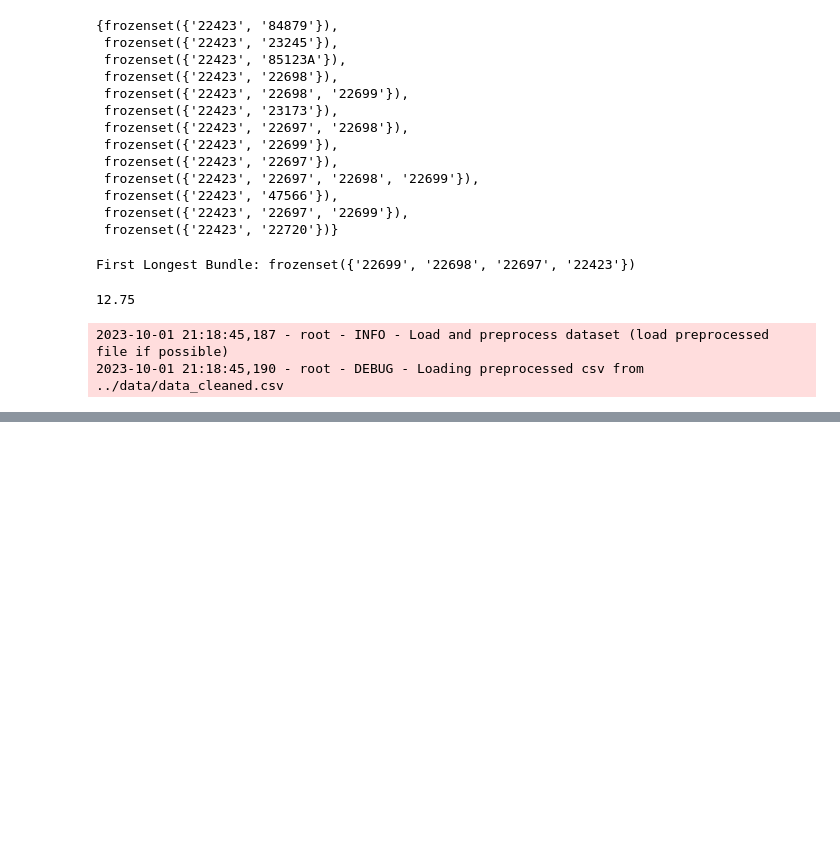
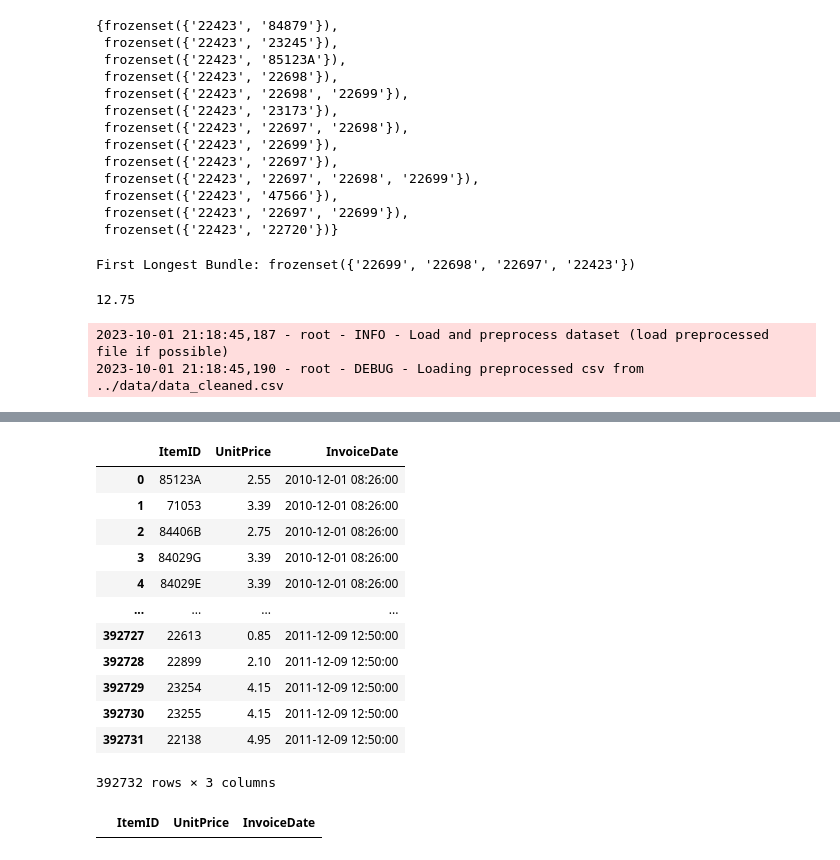
Before and after one commit to xbankov/product_bundle, a Jupyter notebook: src/product.ipynb, the cells around one changed output, grey strips where cells are left out. Cells and saved outputs as stored; diff of their text form; code cells hidden in the pictures; blank space fills up the shorter version.

```diff
--- a/src/product.ipynb
+++ b/src/product.ipynb
@@ -164,0 +166,5 @@ dataset = read_dataset(data_dir, force=False)
+# %%
+data_dir = Path("../data/data.csv")
+dataset = read_dataset(data_dir, force=False).loc[
+    :, ["ItemID", "UnitPrice", "InvoiceDate"]
+]
@@ -164,0 +173,20 @@ dataset = read_dataset(data_dir, force=False)
+# %%
+dataset
+# %% [output]
+|  | ItemID | UnitPrice | InvoiceDate |
+| 0 | 85123A | 2.55 | 2010-12-01 08:26:00 |
+| 1 | 71053 | 3.39 | 2010-12-01 08:26:00 |
+| 2 | 84406B | 2.75 | 2010-12-01 08:26:00 |
+| 3 | 84029G | 3.39 | 2010-12-01 08:26:00 |
+| 4 | 84029E | 3.39 | 2010-12-01 08:26:00 |
+| ... | ... | ... | ... |
+| 392727 | 22613 | 0.85 | 2011-12-09 12:50:00 |
+| 392728 | 22899 | 2.10 | 2011-12-09 12:50:00 |
+| 392729 | 23254 | 4.15 | 2011-12-09 12:50:00 |
+| 392730 | 23255 | 4.15 | 2011-12-09 12:50:00 |
+| 392731 | 22138 | 4.95 | 2011-12-09 12:50:00 |
+392732 rows × 3 columns
+# %%
+dataset[dataset["ItemID"] == 392729]
+# %% [output]
+|  | ItemID | UnitPrice | InvoiceDate |
```
Also changed, not shown: parts of 10 cells of this notebook, 6 other files.
